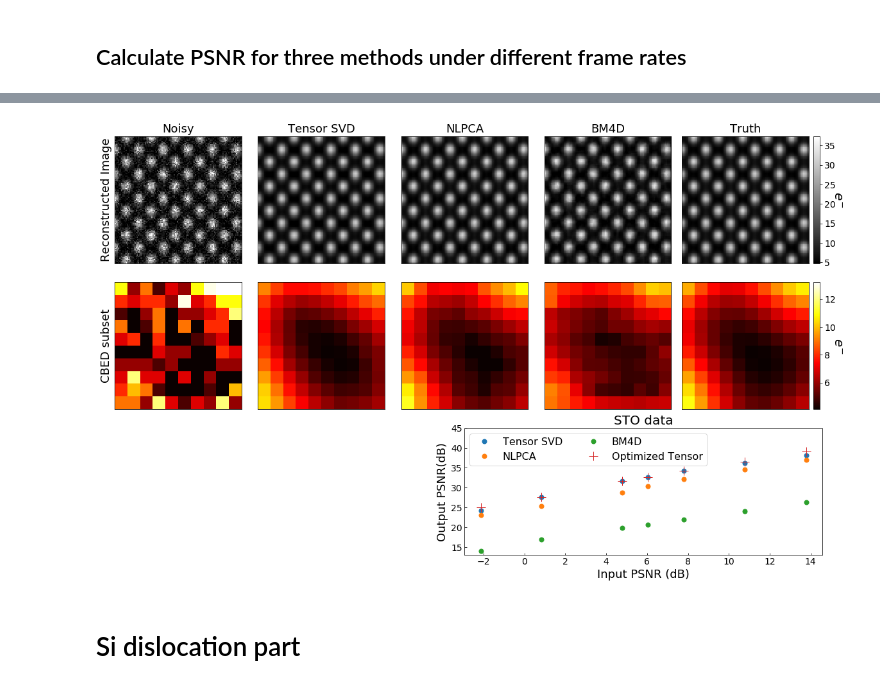
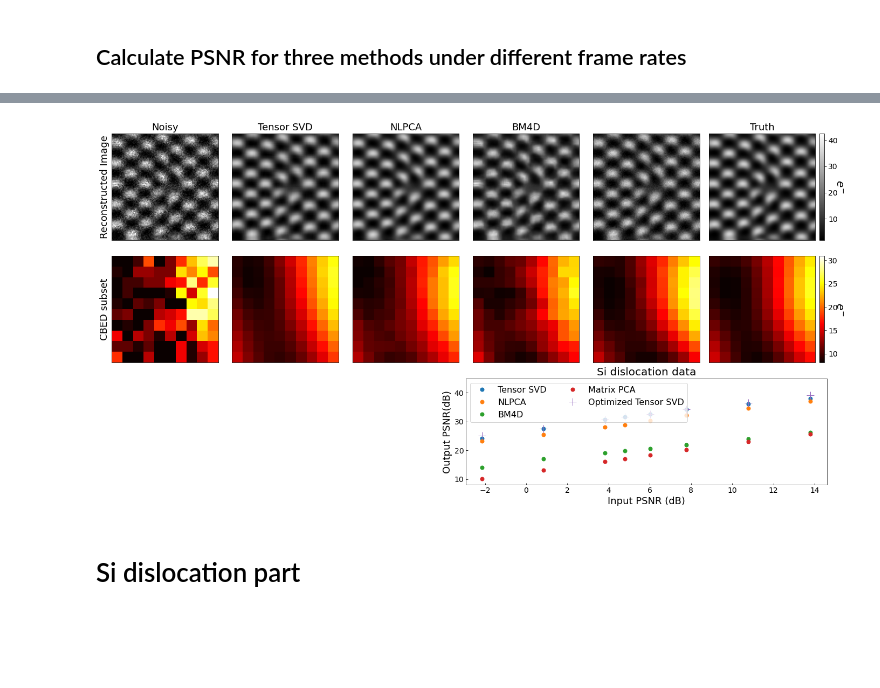
Before and after one commit to CY-Zhang/PyProcessingCodes, a Jupyter notebook: TensorDenoise/VisulizeResult_DenoiseMethodsComparison.ipynb, the cells around one changed output, grey strips where cells are left out. Saved outputs shown, nothing was run; the diff lists cells and outputs as text; code cells hidden in the pictures; blank space fills up the shorter version.

Commit message:
Updated figures to include PCA denoised data

```diff
--- a/TensorDenoise/VisulizeResult_DenoiseMethodsComparison.ipynb
+++ b/TensorDenoise/VisulizeResult_DenoiseMethodsComparison.ipynb
@@ -87,12 +108,12 @@ for i in range(len(FPS_list)):
 # %%
 # overall plot
-fig = plt.figure(figsize=(20,12))
+fig = plt.figure(figsize=(24,12))
 iframe = 50
 clim_low = np.amin(truth_data[:,:,iframe])
 clim_high = np.amax(truth_data[:,:,iframe])
 
 
-ax = fig.add_subplot(351)
+ax = fig.add_subplot(361)
 plt.imshow(raw_data[:,:,iframe],clim=[clim_low,clim_high*1.2],cmap='gray')
 plt.xticks([])
 plt.yticks([])
@@ -101,14 +122,14 @@ plt.ylabel('Reconstructed Image', fontsize=18)
 # ax.text(95,105,'a',fontsize=25, color='white', fontweight='bold')
 
 
-ax = fig.add_subplot(352)
+ax = fig.add_subplot(362)
 plt.imshow(tensor_denoised[:,:,iframe],clim=[clim_low,clim_high*1.2],cmap='gray')
 plt.xticks([])
 plt.yticks([])
 plt.title('Tensor SVD',fontsize=18)
 # ax.text(95,105,'b',fontsize=25, color='white', fontweight='bold')
 
-ax = fig.add_subplot(353)
+ax = fig.add_subplot(363)
 plt.imshow(NLPCA_denoised[:,:,iframe],clim=[clim_low,clim_high*1.2],cmap='gray')
 plt.xticks([])
 plt.yticks([])
@@ -116,15 +137,19 @@ plt.title('NLPCA',fontsize=18)
 # ax.text(95,105,'c',fontsize=25, color='white', fontweight='bold')
 
 
-ax = fig.add_subplot(354)
+ax = fig.add_subplot(364)
 plt.imshow(BM4D_denoised[:,:,iframe],clim=[clim_low,clim_high*1.2],cmap='gray')
 plt.xticks([])
 plt.yticks([])
 plt.title('BM4D',fontsize=18)
 # ax.text(95,105,'d',fontsize=25, color='white', fontweight='bold')
 
+ax = fig.add_subplot(365)
+plt.imshow(PCA_denoised[:,:,iframe],clim=[clim_low,clim_high*1.2],cmap='gray')
+plt.xticks([])
+plt.yticks([])
 
-ax = fig.add_subplot(355)
+ax = fig.add_subplot(366)
 im = ax.imshow(truth_data[:,:,iframe],clim=[clim_low,clim_high*1.2],cmap='gray')
 plt.xticks([])
 plt.yticks([])
@@ -144,66 +169,69 @@ ry = 50
 clim_low = np.amin(truth_data[rx,ry,:])
 clim_high = np.amax(truth_data[rx,ry,:])
 
-ax = fig.add_subplot(356)
+ax = fig.add_subplot(367)
 plt.imshow(raw_data[rx,ry,:].reshape(10,10),clim=[clim_low,clim_high*1.2],cmap='hot')
 plt.xticks([])
 plt.yticks([])
 plt.ylabel('CBED subset', fontsize=18)
 # ax.text(8,8,'f',fontsize=25, color='white', fontweight='bold')
 
-ax = fig.add_subplot(357)
+ax = fig.add_subplot(368)
 plt.imshow(tensor_denoised[rx,ry,:].reshape(10,10),clim=[clim_low,clim_high*1.2],cmap='hot')
 plt.xticks([])
 plt.yticks([])
 # ax.text(8,8,'g',fontsize=25, color='white', fontweight='bold')
 # ax.text(0,8,'1.4 sec',fontsize=25, color='white', fontweight='bold')
 
-ax = fig.add_subplot(358)
+ax = fig.add_subplot(369)
 plt.imshow(NLPCA_denoised[rx,ry,:].reshape(10,10),clim=[clim_low,clim_high*1.2],cmap='hot')
 plt.xticks([])
 plt.yticks([])
 # ax.text(8,8,'h',fontsize=25, color='white', fontweight='bold')
 # ax.text(0,8,'539.1 sec',fontsize=25, color='white', fontweight='bold')
 
-ax = fig.add_subplot(359)
+ax = fig.add_subplot(3,6,10)
 plt.imshow(BM4D_denoised[rx,ry,:].reshape(10,10),clim=[clim_low,clim_high*1.2],cmap='hot')
 plt.xticks([])
 plt.yticks([])
 # ax.text(8,8,'i',fontsize=25, color='white', fontweight='bold')
 # ax.text(0,8,'249.5 sec',fontsize=25, color='white', fontweight='bold')
+ax = fig.add_subplot(3,6,11)
+im = plt.imshow(PCA_denoised[rx,ry,:].reshape(10,10),clim=[clim_low,clim_high*1.2],cmap='hot')
+plt.xticks([])
+plt.yticks([])
 
-ax = fig.add_subplot(3,5,10)
+ax = fig.add_subplot(3,6,12)
 im = plt.imshow(truth_data[rx,ry,:].reshape(10,10),clim=[clim_low,clim_high*1.2],cmap='hot')
 plt.xticks([])
 plt.yticks([])
 # ax.text(8,8,'j',fontsize=25, color='white', fontweight='bold')
 
 
 divider = make_axes_locatable(ax)
 cax = divider.append_axes("right", size="5%", pad=0.1)
 cbar = plt.colorbar(im, cax=cax)
 cbar.ax.tick_params(labelsize=14)
 cbar.set_label('$e^{-}$',rotation=270,fontsize=20, labelpad = 12)
 
 ax3 = plt.subplot2grid((3, 4), (2, 2), colspan=2)
 ax3.plot(PSNR_list[3,:], PSNR_list[0,:], '.',markersize=14, label = 'Tensor SVD')
 ax3.plot(PSNR_list[3,:], PSNR_list[1,:], '.',markersize=14, label = 'NLPCA')
 ax3.plot(PSNR_list[3,:], PSNR_list[2,:], '.',markersize=14, label = 'BM4D')
-ax3.plot(PSNR_list[3,:], PSNR_list[4,:], '+', markersize=14, label = 'Optimized Tensor')
+ax3.plot(PSNR_list[3,:], PSNR_list[5,:], '.',markersize=14, label = 'Matrix PCA')
+ax3.plot(PSNR_list[3,:], PSNR_list[4,:], '+', markersize=14, label = 'Optimized Tensor SVD')
 plt.xlabel('Input PSNR (dB)',fontsize=18)
 plt.ylabel('Output PSNR(dB)',fontsize=18)
 plt.legend(fontsize=16, loc='upper left',ncol=2)
 # plt.legend(bbox_to_anchor=(1.05, 1), loc='upper left', borderaxespad=0.,fontsize=16)
 ax3.tick_params(direction='in',labelsize = 14)
-# ax3.text(15,17,'v',fontsize=45, color='black', fontweight='bold')
-# ax3.text(6,17,'STO data',fontsize=20, color='black')
-plt.title('STO data',fontsize=20)
-plt.ylim([13,45])
+plt.title('Si dislocation data', fontsize=20)
+plt.ylim([8,45])
 
 fig.subplots_adjust(wspace = 0.0, hspace = 0.15)
-fig.savefig('/srv/home/chenyu/TensorDenoise/Simulatons/STO_simulation/STO_DiffMethods.tif')
+fig.savefig('D:/2020/TensorSVD/ManuscriptRelated/Figures/FigureFromPython/STO_DiffMethods.tif')
 # %% [output]
-[figure, old version]
+[figure, new version]
 # %% [markdown]
 # Si dislocation part
 # %% [markdown]
```
Also changed, not shown: parts of 7 cells of this notebook, 2 other files.
